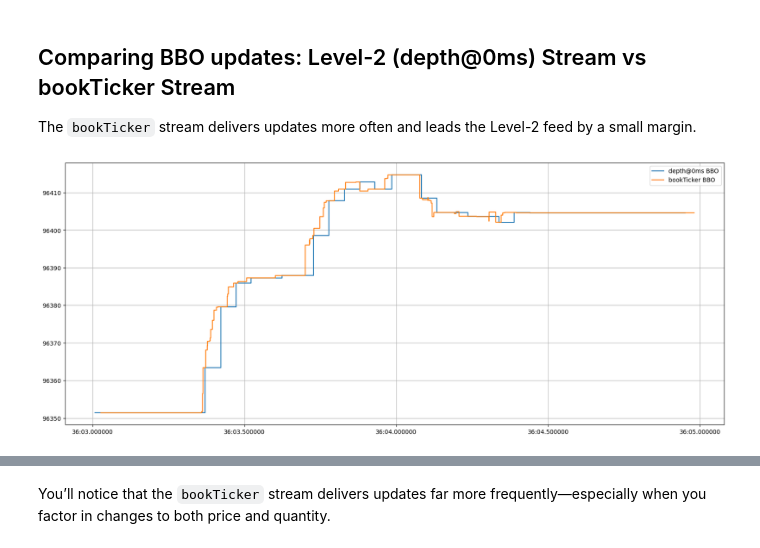
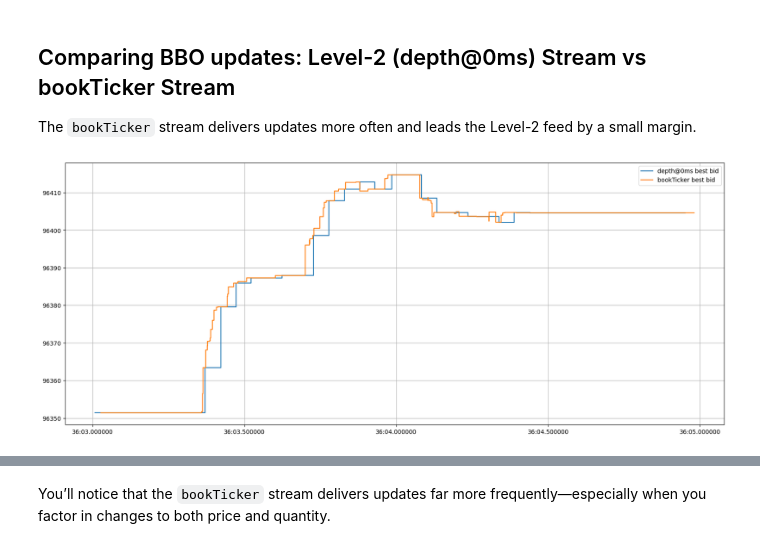
Before and after one commit to nkaz001/hftbacktest, a Jupyter notebook: examples/Fusing Depth Data.ipynb, the cells around one changed output, grey strips where cells are left out. Cells and saved outputs as stored; diff of their text form; code cells hidden in the pictures.

Commit message:
docs(py): update the depth feed fusion example.

```diff
--- a/examples/Fusing Depth Data.ipynb
+++ b/examples/Fusing Depth Data.ipynb
@@ -154,8 +154,8 @@ df_book_ticker = pl.read_csv('BTCUSDT_book_ticker_20250501.csv.gz').with_columns
 # %%
 plt.figure(figsize=(20, 8))
 plt.step(df_l2_bbo['Local Timestamp'], df_l2_bbo['Bid'], where='post')
 plt.step(df_book_ticker['local_timestamp'], df_book_ticker['bid_price'], where='post')
-plt.legend(['depth@0ms BBO', 'bookTicker BBO'])
+plt.legend(['depth@0ms best bid', 'bookTicker best bid'])
 plt.grid()
 # %% [output]
-[figure, old version]
+[figure, new version]
```
Also changed, not shown: parts of 13 cells of this notebook.
